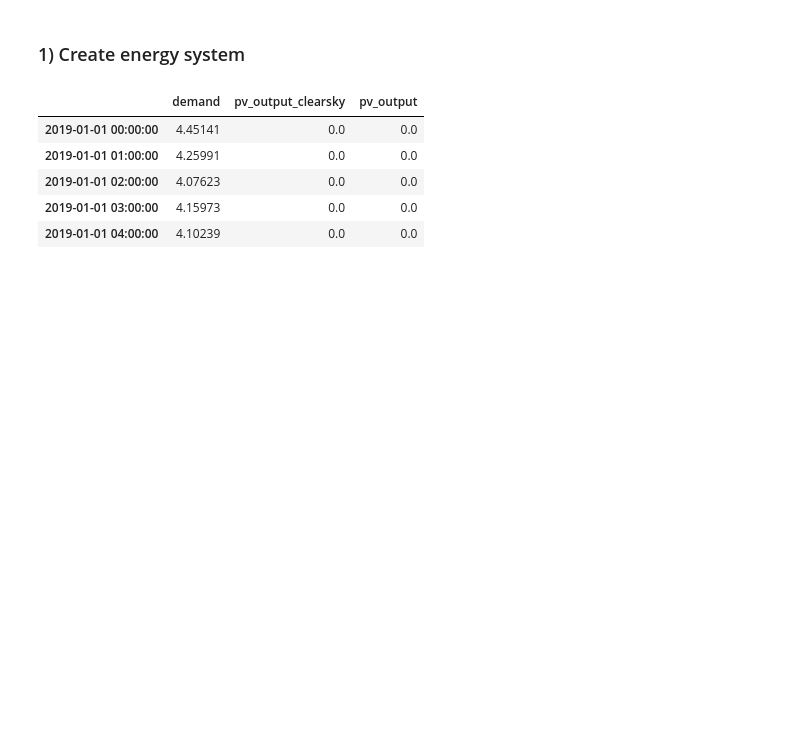
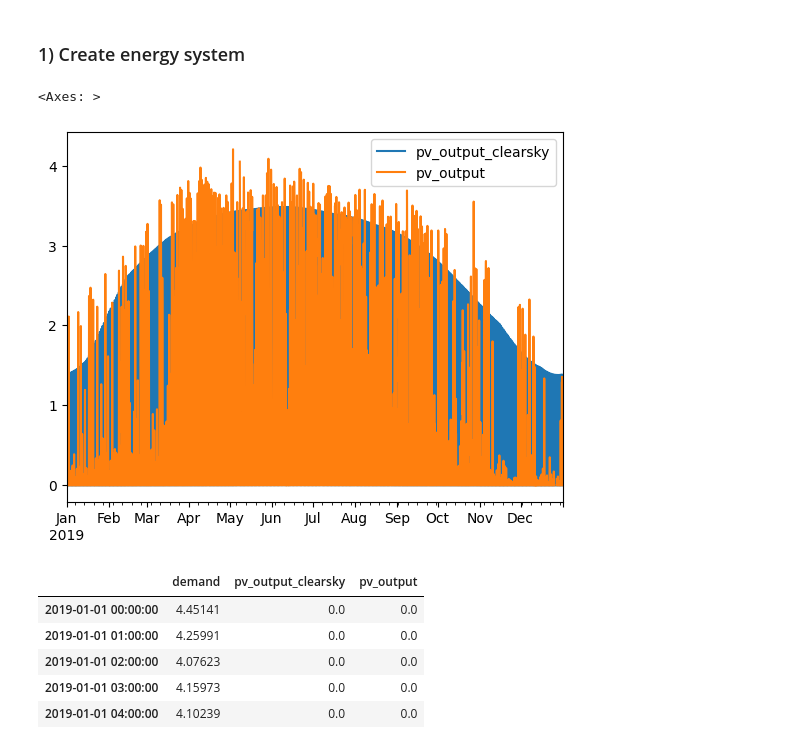
Before and after one commit to rebase-energy/enflow, a Jupyter notebook: enflow/examples/solar_battery/notebook.ipynb, the cells around one changed output. Saved outputs shown, nothing was run; the diff lists cells and outputs as text; code cells hidden in the pictures; blank space fills up the shorter version.

```diff
--- a/enflow/examples/solar_battery/notebook.ipynb
+++ b/enflow/examples/solar_battery/notebook.ipynb
@@ -37,7 +37,7 @@ bess_system = edm.Battery(name="my_battery",
                        discharge_efficiency=1)
 
 building = edm.Building(name="my_building",
-                        location=edm.Location(longitude=18.0686, latitude=59.3293, tz='Europe/Stockholm'),
+                        location=edm.Location(longitude=13.511144, latitude=59.391022, tz='Europe/Stockholm'),
                         assets=[pv_system, bess_system])
 # %%
 # Calculate pv output data
@@ -58,6 +58,11 @@ df_pv_output = modelchain.run_model(weather=df_meteo).results.dc
 df = pd.concat([df_demand, df_pv_output_clearsky, df_pv_output],
                 axis=1)
 df.columns = ["demand", "pv_output_clearsky", "pv_output"]
+# %%
+df[["pv_output_clearsky", "pv_output"]].plot()
+# %% [output]
+<Axes: >
+[figure, added]
 # %%
 df.head()
 # %% [output]
```
Also changed, not shown: parts of 1 cell of this notebook, 8 other files.
